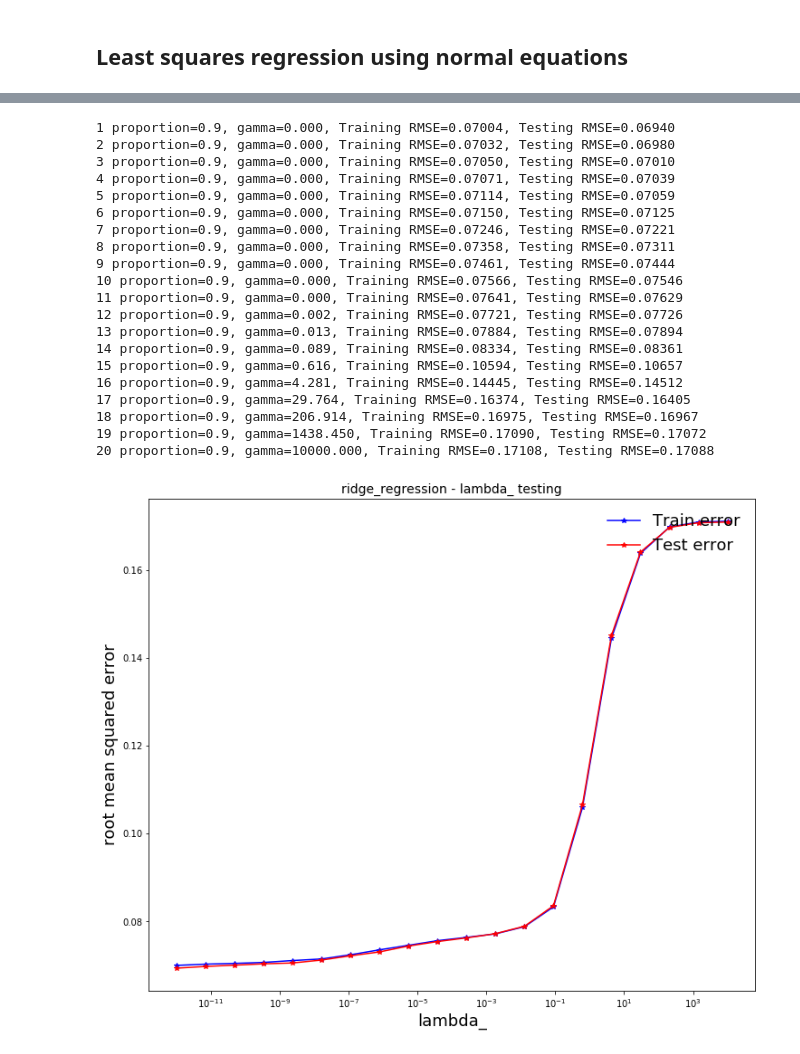
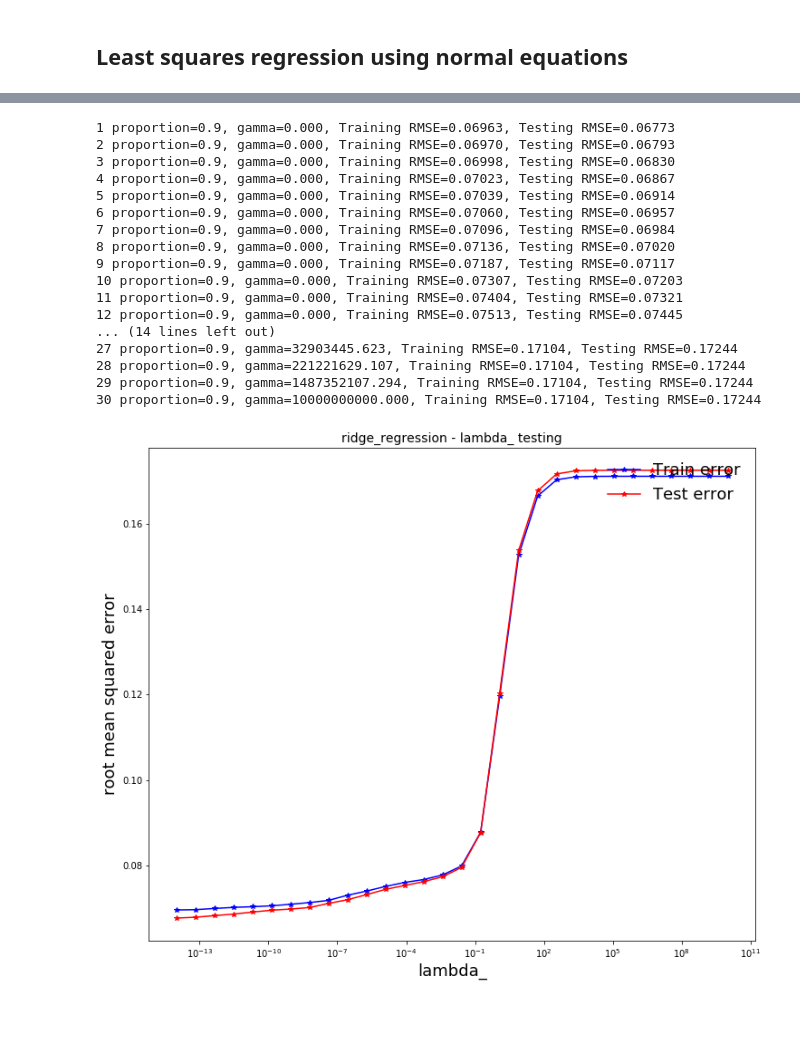
Before and after one commit to lostinstaches/HiggsBosonChallengeCERN, a Jupyter notebook: book.ipynb, the cells around one changed output, grey strips where cells are left out. Saved outputs shown, nothing was run; the diff lists cells and outputs as text; code cells hidden in the pictures; blank space fills up the shorter version.

```diff
--- a/book.ipynb
+++ b/book.ipynb
@@ -209,37 +184,34 @@ regression_gamma_testing(Y_train, X_train, split_ratio, seed, gamma_range_sgd, "
 # %%
 # seed for splitting
 seed = 12
 # seed for splitting
 split_ratio = ratio_for_splitting
 # range of lambda to plot (from, to, iterations)
-lambdarange = np.logspace(-12, 4, 20)
+lambdarange = np.logspace(-14, 10, 30)
 # params for ridge_regression
 params = {
     'lambda_': 0
 }
 
-regression_gamma_testing(Y_train, X_train, split_ratio, seed, lambdarange, "ridge_regression", params, "lambda_")
+plot_lib.hyperparameter_testing(Y_train, X_train, split_ratio, seed, lambdarange, "ridge_regression", params, "lambda_")
 # %% [output]
-1 proportion=0.9, gamma=0.000, Training RMSE=0.07004, Testing RMSE=0.06940
-2 proportion=0.9, gamma=0.000, Training RMSE=0.07032, Testing RMSE=0.06980
-3 proportion=0.9, gamma=0.000, Training RMSE=0.07050, Testing RMSE=0.07010
-4 proportion=0.9, gamma=0.000, Training RMSE=0.07071, Testing RMSE=0.07039
-5 proportion=0.9, gamma=0.000, Training RMSE=0.07114, Testing RMSE=0.07059
-6 proportion=0.9, gamma=0.000, Training RMSE=0.07150, Testing RMSE=0.07125
-7 proportion=0.9, gamma=0.000, Training RMSE=0.07246, Testing RMSE=0.07221
-8 proportion=0.9, gamma=0.000, Training RMSE=0.07358, Testing RMSE=0.07311
-9 proportion=0.9, gamma=0.000, Training RMSE=0.07461, Testing RMSE=0.07444
-10 proportion=0.9, gamma=0.000, Training RMSE=0.07566, Testing RMSE=0.07546
-11 proportion=0.9, gamma=0.000, Training RMSE=0.07641, Testing RMSE=0.07629
-12 proportion=0.9, gamma=0.002, Training RMSE=0.07721, Testing RMSE=0.07726
-13 proportion=0.9, gamma=0.013, Training RMSE=0.07884, Testing RMSE=0.07894
-14 proportion=0.9, gamma=0.089, Training RMSE=0.08334, Testing RMSE=0.08361
-15 proportion=0.9, gamma=0.616, Training RMSE=0.10594, Testing RMSE=0.10657
-16 proportion=0.9, gamma=4.281, Training RMSE=0.14445, Testing RMSE=0.14512
-17 proportion=0.9, gamma=29.764, Training RMSE=0.16374, Testing RMSE=0.16405
-18 proportion=0.9, gamma=206.914, Training RMSE=0.16975, Testing RMSE=0.16967
-19 proportion=0.9, gamma=1438.450, Training RMSE=0.17090, Testing RMSE=0.17072
-20 proportion=0.9, gamma=10000.000, Training RMSE=0.17108, Testing RMSE=0.17088
+1 proportion=0.9, gamma=0.000, Training RMSE=0.06963, Testing RMSE=0.06773
+2 proportion=0.9, gamma=0.000, Training RMSE=0.06970, Testing RMSE=0.06793
+3 proportion=0.9, gamma=0.000, Training RMSE=0.06998, Testing RMSE=0.06830
+4 proportion=0.9, gamma=0.000, Training RMSE=0.07023, Testing RMSE=0.06867
+5 proportion=0.9, gamma=0.000, Training RMSE=0.07039, Testing RMSE=0.06914
+6 proportion=0.9, gamma=0.000, Training RMSE=0.07060, Testing RMSE=0.06957
+7 proportion=0.9, gamma=0.000, Training RMSE=0.07096, Testing RMSE=0.06984
+8 proportion=0.9, gamma=0.000, Training RMSE=0.07136, Testing RMSE=0.07020
+9 proportion=0.9, gamma=0.000, Training RMSE=0.07187, Testing RMSE=0.07117
+10 proportion=0.9, gamma=0.000, Training RMSE=0.07307, Testing RMSE=0.07203
+11 proportion=0.9, gamma=0.000, Training RMSE=0.07404, Testing RMSE=0.07321
+12 proportion=0.9, gamma=0.000, Training RMSE=0.07513, Testing RMSE=0.07445
+... (14 lines left out)
+27 proportion=0.9, gamma=32903445.623, Training RMSE=0.17104, Testing RMSE=0.17244
+28 proportion=0.9, gamma=221221629.107, Training RMSE=0.17104, Testing RMSE=0.17244
+29 proportion=0.9, gamma=1487352107.294, Training RMSE=0.17104, Testing RMSE=0.17244
+30 proportion=0.9, gamma=10000000000.000, Training RMSE=0.17104, Testing RMSE=0.17244
-[figure, old version]
+[figure, new version]
 # %% [markdown]
 ## Logistic regression using gradient descent or SGD
```
Also changed, not shown: parts of 33 cells of this notebook.
